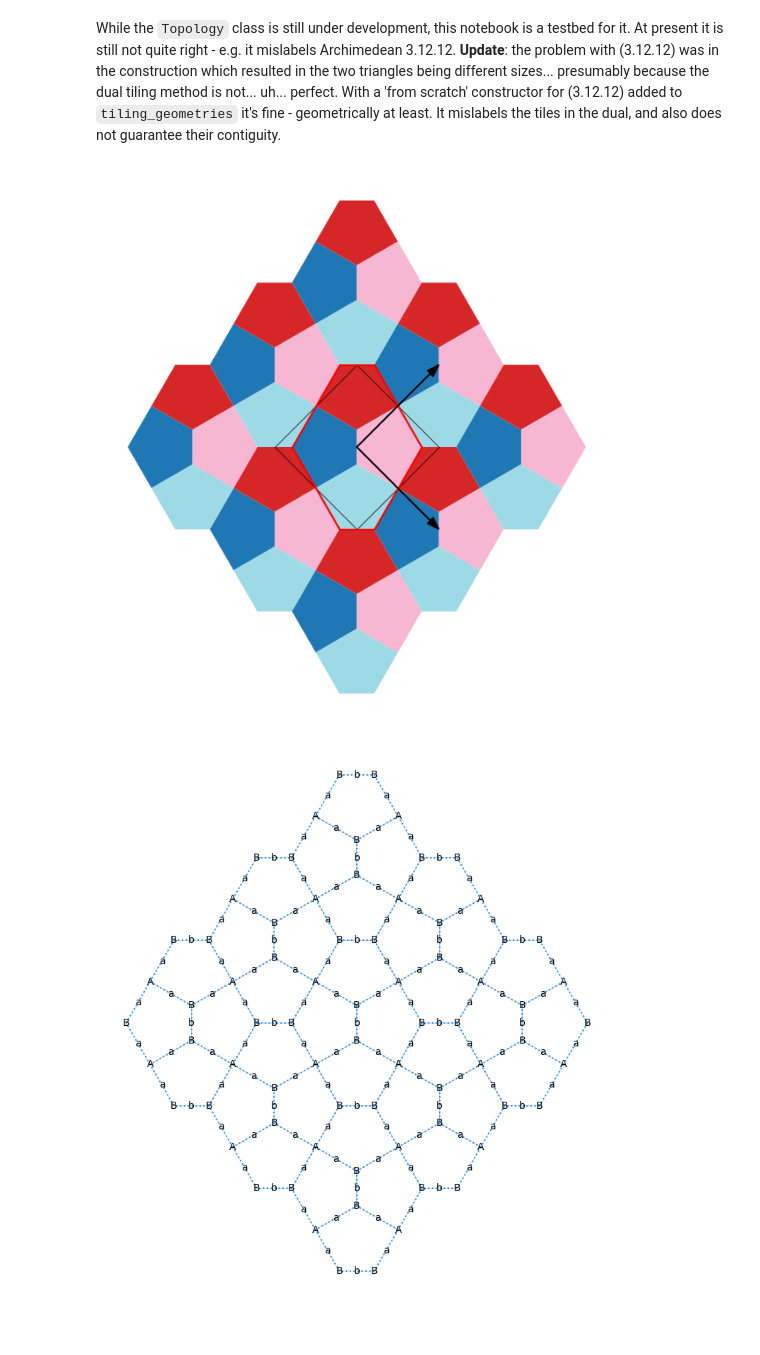
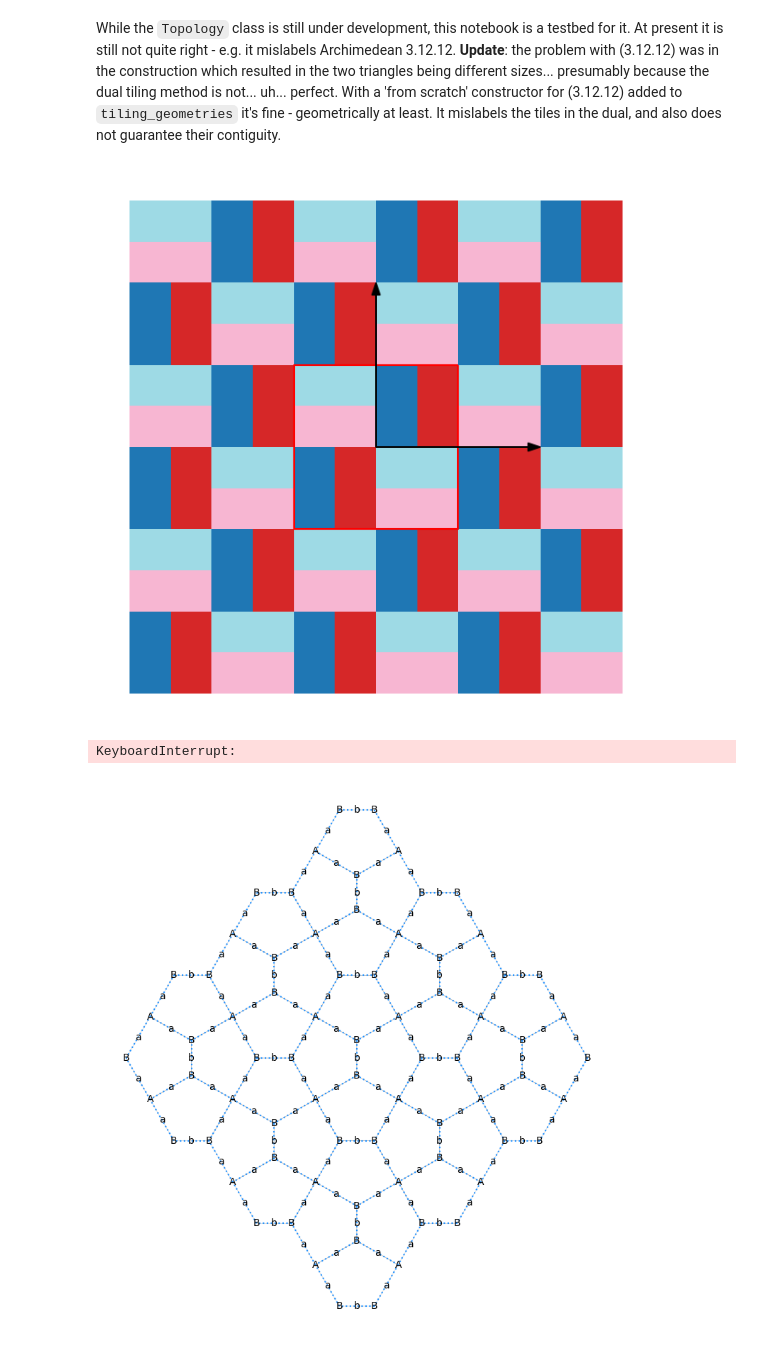
Before and after one commit to DOSull/weavingspace, a Jupyter notebook: examples/topology-working.ipynb, the cells around one changed output. Saved outputs shown, nothing was run; the diff lists cells and outputs as text; code cells hidden in the pictures.

```diff
--- a/examples/topology-working.ipynb
+++ b/examples/topology-working.ipynb
@@ -37,27 +37,29 @@ tile.regularised_prototile = copy.deepcopy(tile.tiles[["geometry"]])
 # %%
 # tile = TileUnit(tiling_type = "lave", code = "4.8.8", spacing = 2000)
 tile = TileUnit(tiling_type = "chavey", code = "K", spacing = 2000)
 # tile = TileUnit(tiling_type = "star2", code = "66", point_angle = 30, spacing = 2000)
 # tile = TileUnit(tiling_type = "hex-dissection", n = 9, offset = 1, offset_angle = 30, spacing = 2000)
 # tile = TileUnit(tiling_type = "hex-slice", n = 12, offset = 0, spacing = 2000)
 # tile = TileUnit(tiling_type = "archimedean", code = "3.3.4.3.4", spacing = 2000)
 # tile = TileUnit(tiling_type = "archi", code = "3.12.12", spacing = 2000)
 # tile = TileUnit(tiling_type = "archimedean", code = "4.8.8", spacing = 2000)
 tile = TileUnit(tiling_type = "cairo", n = 3, spacing = 2000)
 # tile = TileUnit(tiling_type = "square-colouring", n = 5, spacing = 2000) #.transform_skew(20).transform_scale(1.2)
 # tile = TileUnit(tiling_type = "hex-colouring", n = 7, spacing = 2000).transform_rotate(90)
 # tile = WeaveUnit(weave_type = "plain", n = 2, strands = "a|d", aspect = 1, spacing = 2000)
-# tile = WeaveUnit(weave_type = "basket", n = 3, strands = "abc|def", spacing = 2000)
+tile = WeaveUnit(weave_type = "basket", n = 2, strands = "ab|cd", spacing = 2000)
 # tile = WeaveUnit(weave_type = "twill", n = 2, strands = "ac|bd", spacing = 2000)
 # tile = TileUnit(base_shape = TileShape.TRIANGLE, spacing = 2000)
 ax = tile.plot(r = 1, show_reg_prototile = True, show_prototile = True,
                cmap = "tab20", show_ids = False, r_alpha = 1,
                show_vectors = True)
 ax.set_axis_off()
 # %% [output]
-[figure, old version]
+[figure, new version]
 # %%
 topo = Topology(tile, ignore_tile_ids = True)
+# %% [output]
+KeyboardInterrupt:
 # %%
 ax = topology_plot.plot(
   topo,
```
Also changed, not shown: 4 other files.
